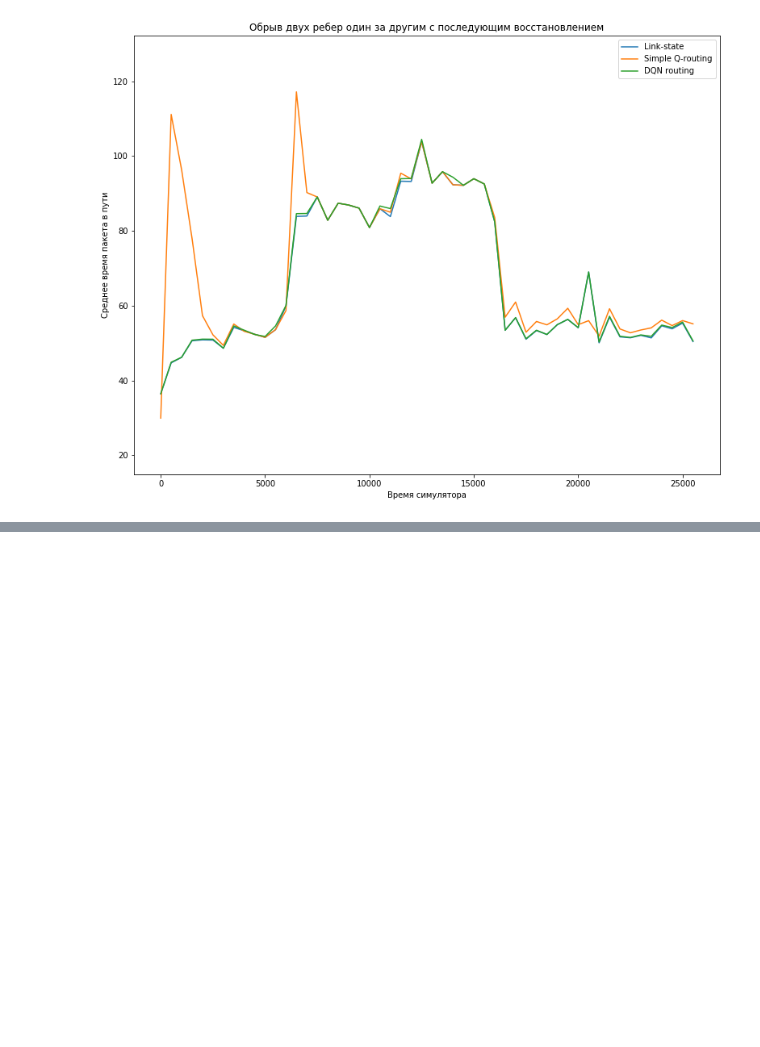
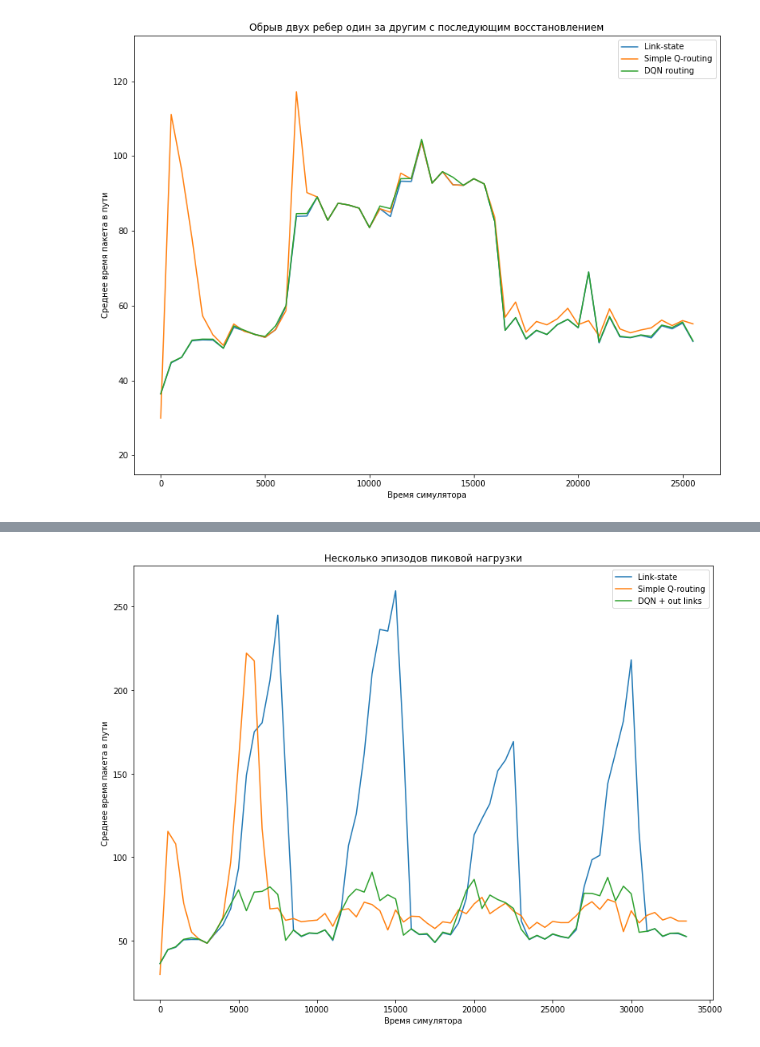
Before and after one commit to flyingleafe/dqnroute, a Jupyter notebook: plot_data.ipynb, the cells around one changed output, grey strips where cells are left out. Saved outputs shown, nothing was run; the diff lists cells and outputs as text; code cells hidden in the pictures; blank space fills up the shorter version.

```diff
--- a/plot_data.ipynb
+++ b/plot_data.ipynb
@@ -94,0 +97,12 @@ plot_graph('Без предобучения', ('DQN', results_no_pretrain))#, ('
+# %%
+results6_ls = pd.read_csv('logs/results10_ls.csv')
+results6_sq = pd.read_csv('logs/results10_sq.csv')
+#results2_pq = pd.read_csv('logs/results6_pq.csv')
+results6_dqn = pd.read_csv('logs/results10_dqn.csv')
+results6_dqn_out_links = pd.read_csv('logs/results10_dqn_out_links.csv')
+# %%
+title = 'Несколько эпизодов пиковой нагрузки'
+plot_graph(title, ('Link-state', results6_ls), ('Simple Q-routing', results6_sq),
+          ('DQN + out links', results6_dqn_out_links))
+# %% [output]
+[figure, added]
```
Also changed, not shown: parts of 4 cells of this notebook, 5 other files.
